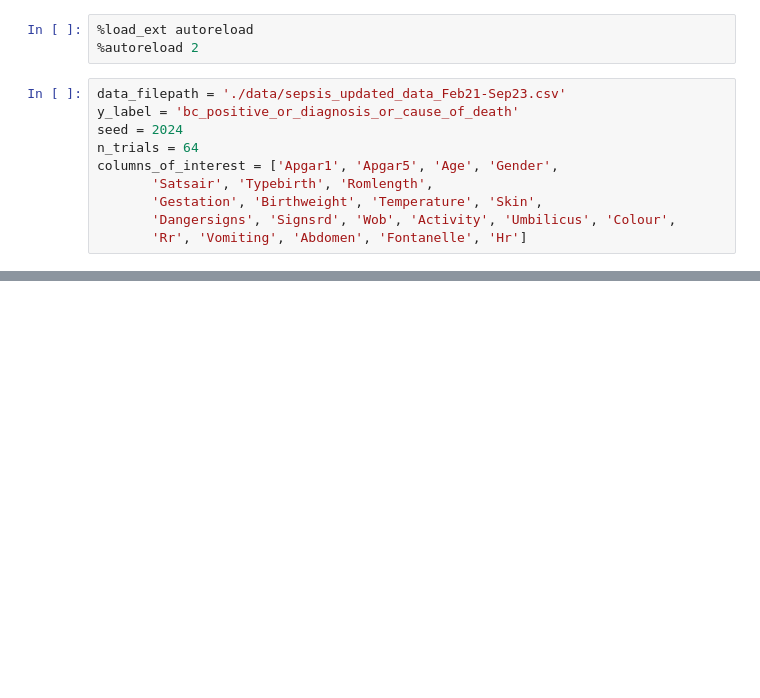
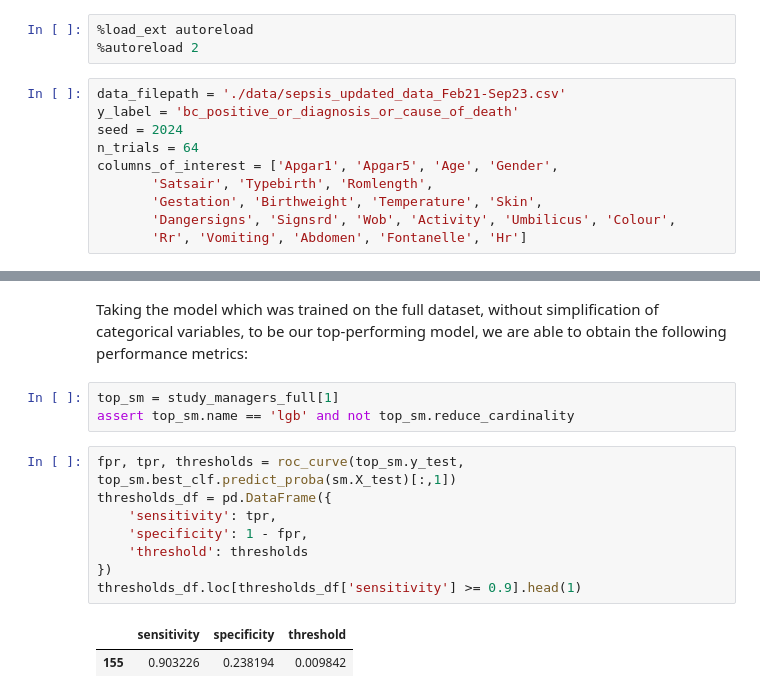
Before and after one commit to edlowther/neotree-report, a Jupyter notebook: analysis.ipynb, the cells around one changed output, grey strips where cells are left out. Cells and saved outputs as stored; diff of their text form; blank space fills up the shorter version.

```diff
--- a/analysis.ipynb
+++ b/analysis.ipynb
@@ -296,0 +315,16 @@ lgb False
+# %% [markdown]
+Taking the model which was trained on the full dataset, without simplification of categorical variables, to be our top-performing model, we are able to obtain the following performance metrics:
+# %%
+top_sm = study_managers_full[1]
+assert top_sm.name == 'lgb' and not top_sm.reduce_cardinality
+# %%
+fpr, tpr, thresholds = roc_curve(top_sm.y_test, top_sm.best_clf.predict_proba(sm.X_test)[:,1])
+thresholds_df = pd.DataFrame({
+    'sensitivity': tpr,
+    'specificity': 1 - fpr,
+    'threshold': thresholds
+})
+thresholds_df.loc[thresholds_df['sensitivity'] >= 0.9].head(1)
+# %% [output]
+|  | sensitivity | specificity | threshold |
+| 155 | 0.903226 | 0.238194 | 0.009842 |
```
Also changed, not shown: parts of 15 cells of this notebook.
